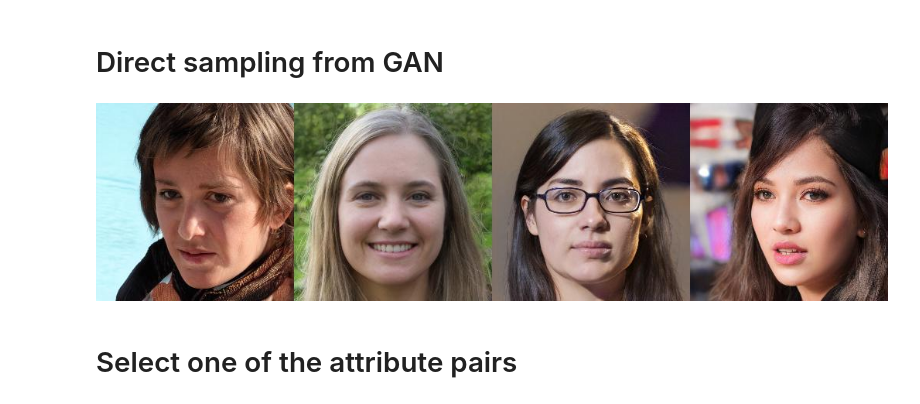
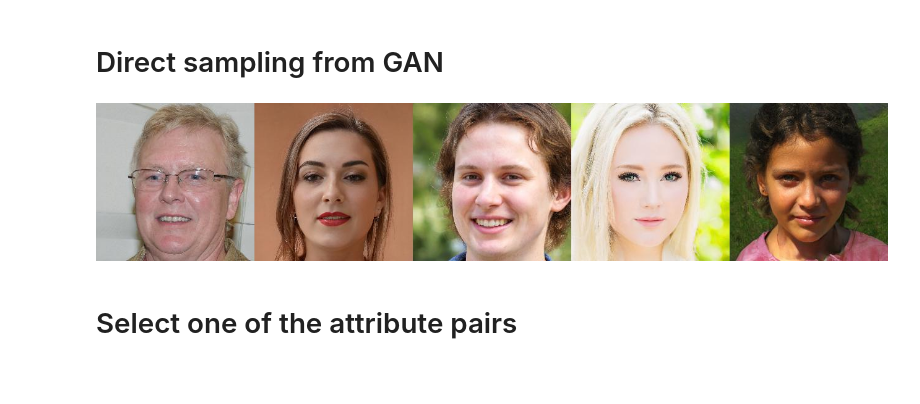
Before and after one commit to genforce/fairgen, a Jupyter notebook: docs/fairgen.ipynb, the cells around one changed output. Drawn from its saved outputs; the diff is of its cells as text; code cells hidden in the pictures; blank space fills up the shorter version.

```diff
--- a/docs/fairgen.ipynb
+++ b/docs/fairgen.ipynb
@@ -140,17 +138,17 @@ Finish loading checkpoint.
 # Direct sampling from GAN
 # %%
 #@title { display-mode: "form", run: "auto" }
-num_samples = 4 #@param {type:"slider", min:1, max:8, step:1}
-random_seed = 570 #@param {type:"slider", min:0, max:1000, step:1}
+num_samples = 5 #@param {type:"slider", min:1, max:8, step:1}
+random_seed = 425 #@param {type:"slider", min:0, max:1000, step:1}
 
 np.random.seed(random_seed)
 codes = sample_codes(generator, num_samples)
 
 with torch.no_grad():
   images = generator(codes, latent_space_type='W')['image']
 imshow(images, col=num_samples)
 # %% [output]
-[figure, old version]
+[figure, new version]
 # %% [markdown]
 # Select one of the attribute pairs
 # %%
```
Also changed, not shown: parts of 2 cells of this notebook, 2 other files.
